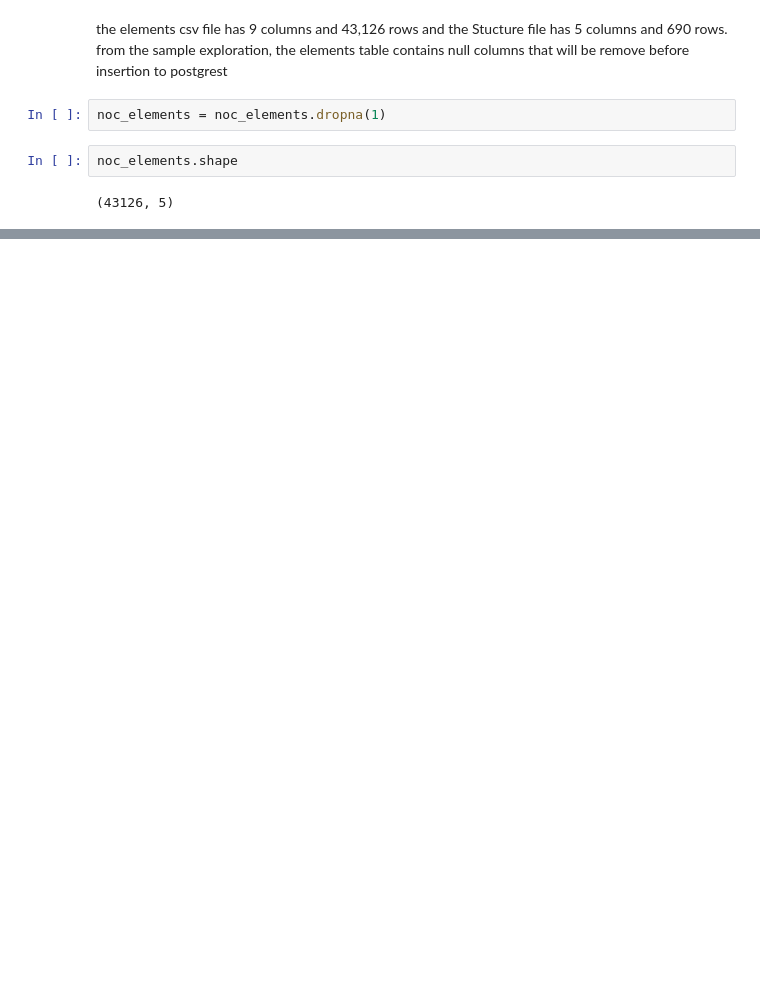
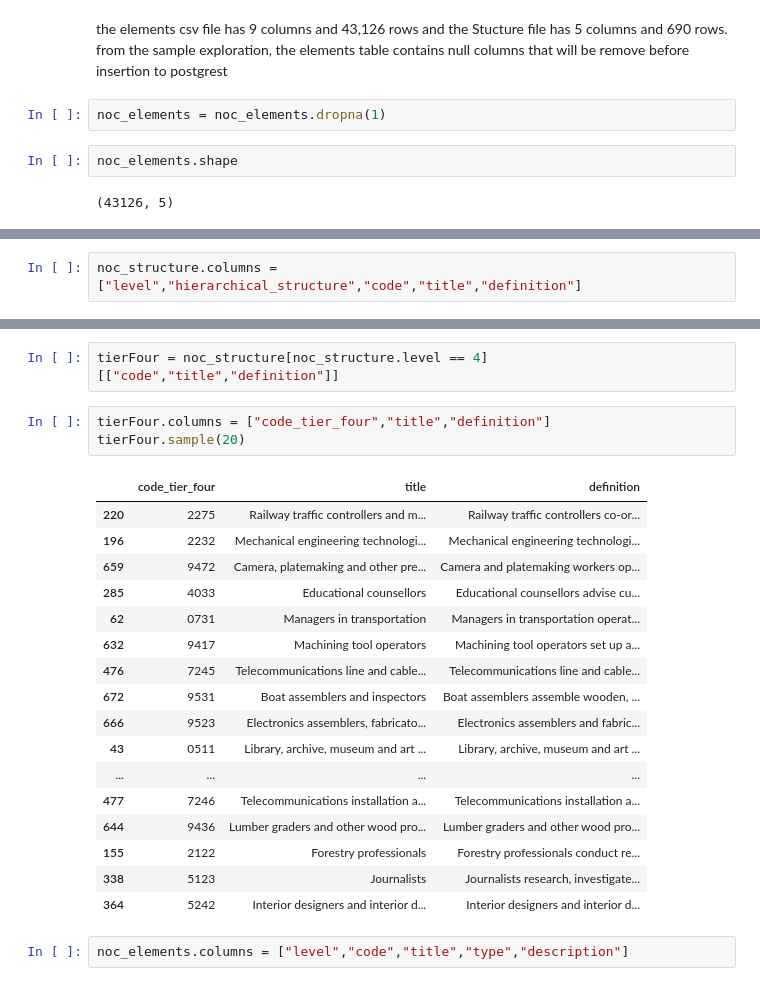
Before and after one commit to rafael-ariascalles/python-csv-postgreSQL-NOC, a Jupyter notebook: pandas_to_postgreSQL.ipynb, the cells around one changed output, grey strips where cells are left out. Cells and saved outputs as stored; diff of their text form; blank space fills up the shorter version.

```diff
--- a/pandas_to_postgreSQL.ipynb
+++ b/pandas_to_postgreSQL.ipynb
@@ -59,0 +65,2 @@ noc_elements.shape
+# %%
+noc_structure.columns = ["level","hierarchical_structure","code","title","definition"]
@@ -59,0 +135,25 @@ noc_elements.shape
+# %%
+tierFour = noc_structure[noc_structure.level == 4][["code","title","definition"]]
+# %%
+tierFour.columns = ["code_tier_four","title","definition"]
+tierFour.sample(20)
+# %% [output]
+|  | code_tier_four | title | definition |
+| 220 | 2275 | Railway traffic controllers and m... | Railway traffic controllers co-or... |
+| 196 | 2232 | Mechanical engineering technologi... | Mechanical engineering technologi... |
+| 659 | 9472 | Camera, platemaking and other pre... | Camera and platemaking workers op... |
+| 285 | 4033 | Educational counsellors | Educational counsellors advise cu... |
+| 62 | 0731 | Managers in transportation | Managers in transportation operat... |
+| 632 | 9417 | Machining tool operators | Machining tool operators set up a... |
+| 476 | 7245 | Telecommunications line and cable... | Telecommunications line and cable... |
+| 672 | 9531 | Boat assemblers and inspectors | Boat assemblers assemble wooden, ... |
+| 666 | 9523 | Electronics assemblers, fabricato... | Electronics assemblers and fabric... |
+| 43 | 0511 | Library, archive, museum and art ... | Library, archive, museum and art ... |
+| ... | ... | ... | ... |
+| 477 | 7246 | Telecommunications installation a... | Telecommunications installation a... |
+| 644 | 9436 | Lumber graders and other wood pro... | Lumber graders and other wood pro... |
+| 155 | 2122 | Forestry professionals | Forestry professionals conduct re... |
+| 338 | 5123 | Journalists | Journalists research, investigate... |
+| 364 | 5242 | Interior designers and interior d... | Interior designers and interior d... |
+# %%
+noc_elements.columns = ["level","code","title","type","description"]
```
Also changed, not shown: parts of 20 cells of this notebook, 1 other file.
